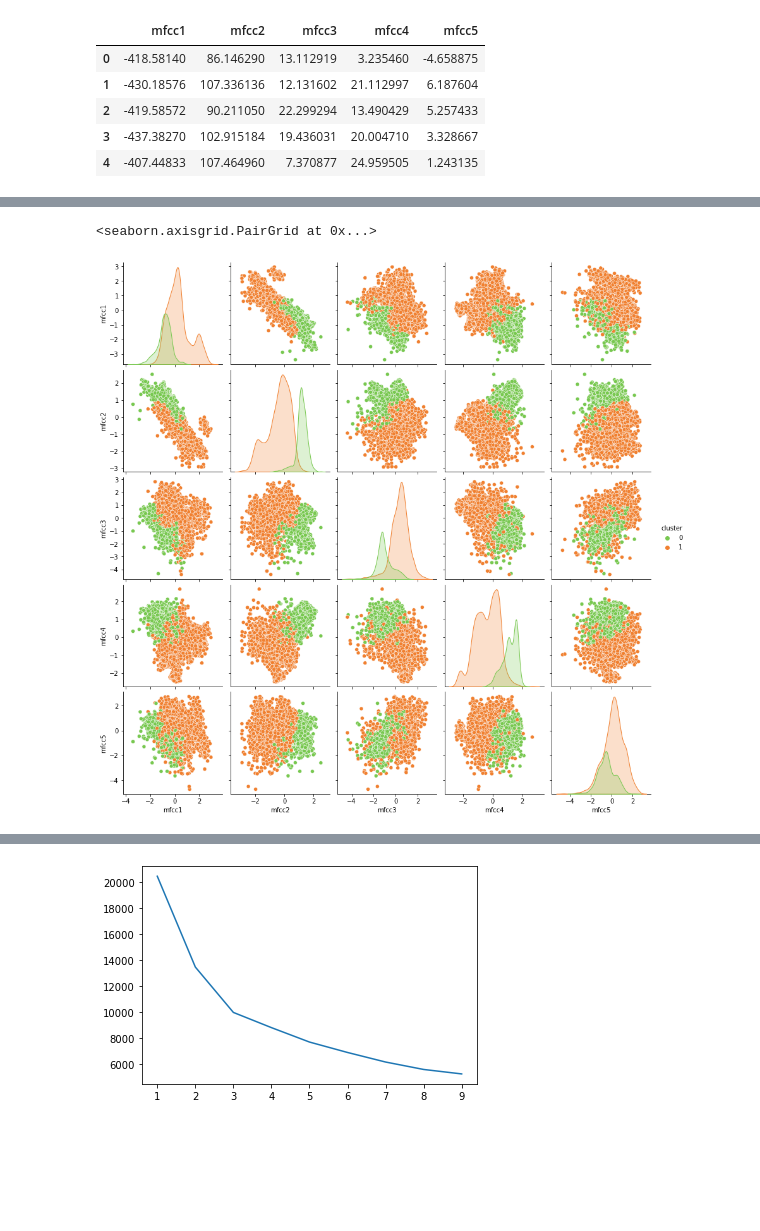
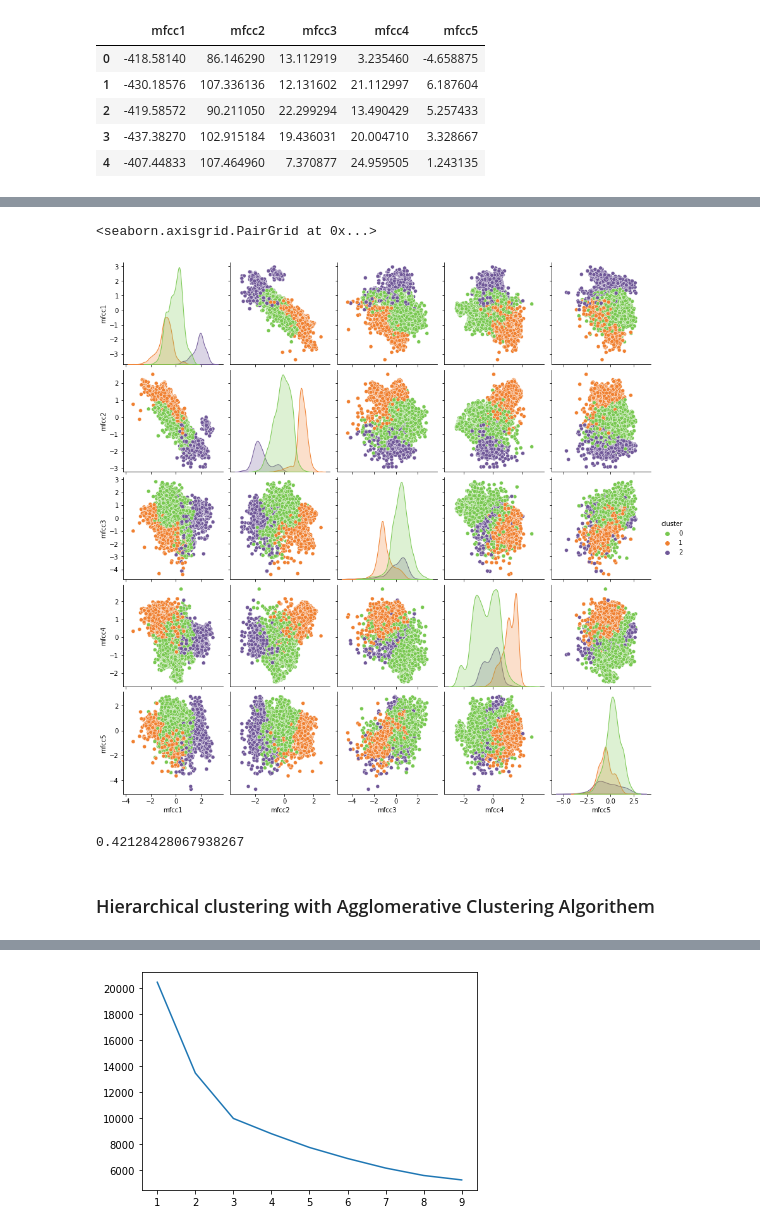
Before and after one commit to reenakoshta10/machine-monitoring-clustering, a Jupyter notebook: machine_monitoring_slider.ipynb, the cells around one changed output, grey strips where cells are left out. Saved outputs shown, nothing was run; the diff lists cells and outputs as text; code cells hidden in the pictures; blank space fills up the shorter version.

```diff
--- a/machine_monitoring_slider.ipynb
+++ b/machine_monitoring_slider.ipynb
@@ -57,7 +71,7 @@ sns.pairplot(data_matrics_kmean, hue = 'cluster', palette=['#78C850', '#F08030']
 # %%
 from sklearn.cluster import SpectralClustering
 # %%
-SpecCluster= SpectralClustering(n_clusters=2, assign_labels='discretize')
+SpecCluster= SpectralClustering(n_clusters=3, assign_labels='discretize')
 SpecCluster.fit(data_matrics_normalized)
 cluster_labels = pd.Series(SpecCluster.labels_, name='cluster')
 # %%
@@ -87,8 +86,17 @@ data_matrics_spec
 # %%
-sns.pairplot(data_matrics_spec, hue = 'cluster', palette=['#78C850', '#F08030'])
+sns.pairplot(data_matrics_spec, hue = 'cluster', palette=['#78C850', '#F08030','#705898'])
 # %% [output]
 <seaborn.axisgrid.PairGrid at 0x...>
-[figure, old version]
+[figure, new version]
+# %%
+dataset_class = dataset['class']
+dataset_class = np.where(dataset_class == 1, 'valve_normal', dataset_class)
+dataset_class = np.where(dataset_class == 2, 'valve_abnormal', dataset_class)
+metrics.rand_score(dataset_class, cluster_labels)
+# %% [output]
+0.42128428067938267
+# %% [markdown]
+### Hierarchical clustering with Agglomerative Clustering Algorithem
 # %%
 from sklearn.cluster import AgglomerativeClustering
 
```
Also changed, not shown: parts of 16 cells of this notebook, 3 other files.
